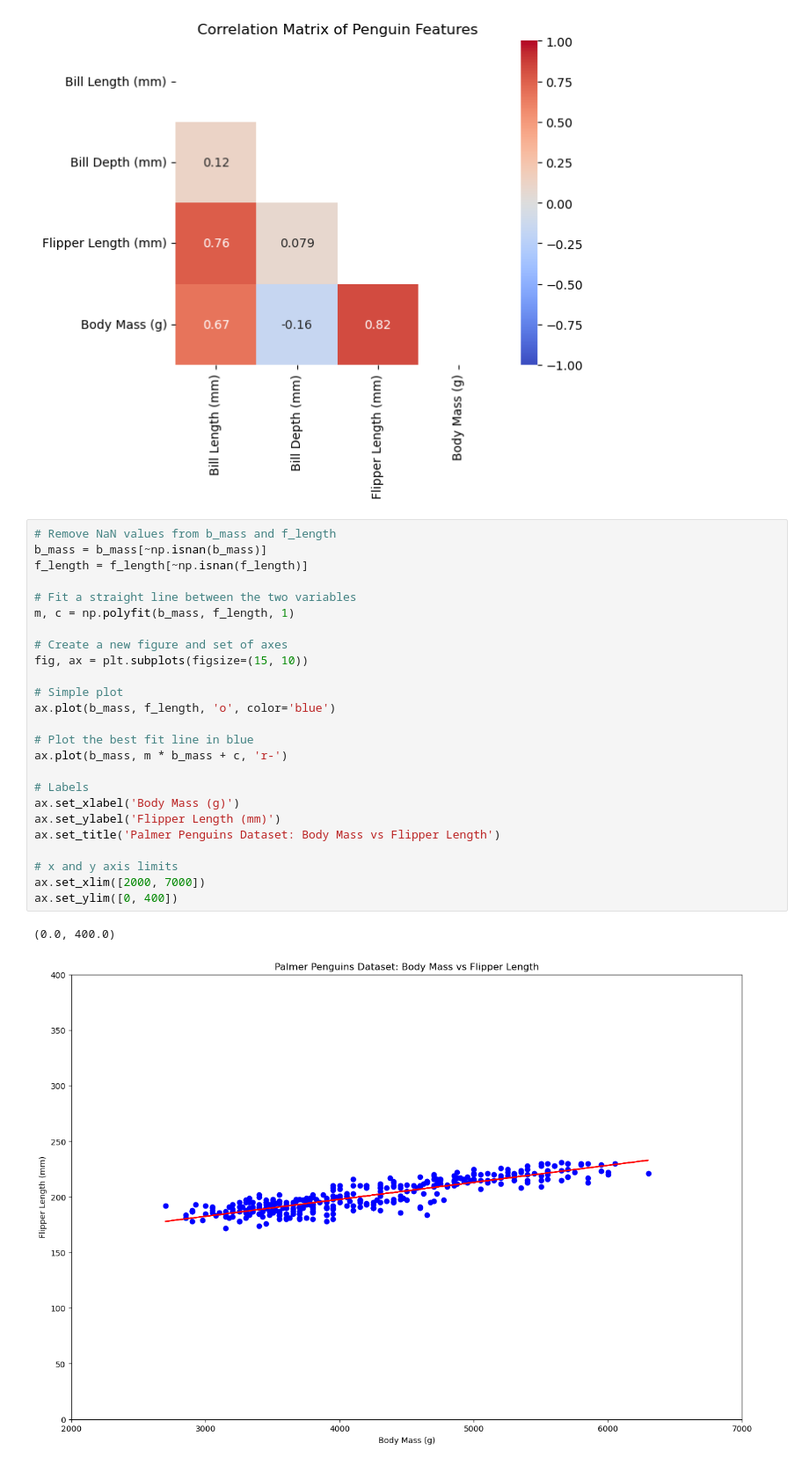
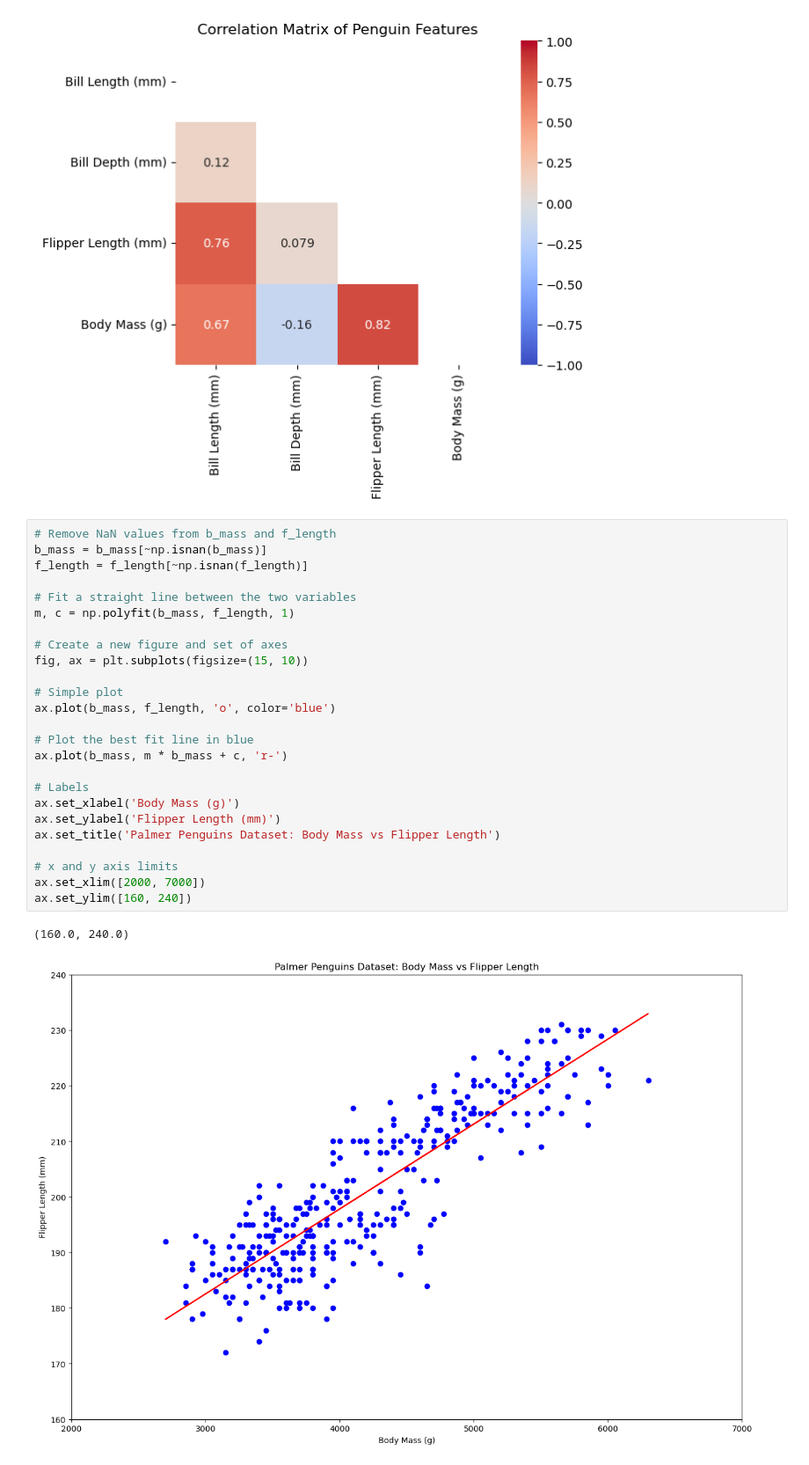
Before and after one commit to kronos164/Principles-of-Data-Analitics, a Jupyter notebook: penguings.ipynb, the cells around one changed output. Shown: that part at 88% size. Saved outputs shown, nothing was run; the diff lists cells and outputs as text.

```diff
--- a/penguings.ipynb
+++ b/penguings.ipynb
@@ -424,31 +477,31 @@ plt.show()
 # %%
 # Remove NaN values from b_mass and f_length
 b_mass = b_mass[~np.isnan(b_mass)]
 f_length = f_length[~np.isnan(f_length)]
 
 # Fit a straight line between the two variables
 m, c = np.polyfit(b_mass, f_length, 1)
 
 # Create a new figure and set of axes
 fig, ax = plt.subplots(figsize=(15, 10))
 
 # Simple plot
 ax.plot(b_mass, f_length, 'o', color='blue')
 
 # Plot the best fit line in blue
 ax.plot(b_mass, m * b_mass + c, 'r-')
 
 # Labels
 ax.set_xlabel('Body Mass (g)')
 ax.set_ylabel('Flipper Length (mm)')
 ax.set_title('Palmer Penguins Dataset: Body Mass vs Flipper Length')
 
 # x and y axis limits
 ax.set_xlim([2000, 7000])
-ax.set_ylim([0, 400])
+ax.set_ylim([160, 240])
 # %% [output]
-(0.0, 400.0)
+(160.0, 240.0)
-[figure, old version]
+[figure, new version]
 # %%
 # Remove NaN values from b_mass and b_length
 b_mass = b_mass[~np.isnan(b_mass)]
```
Also changed, not shown: parts of 19 cells of this notebook.
